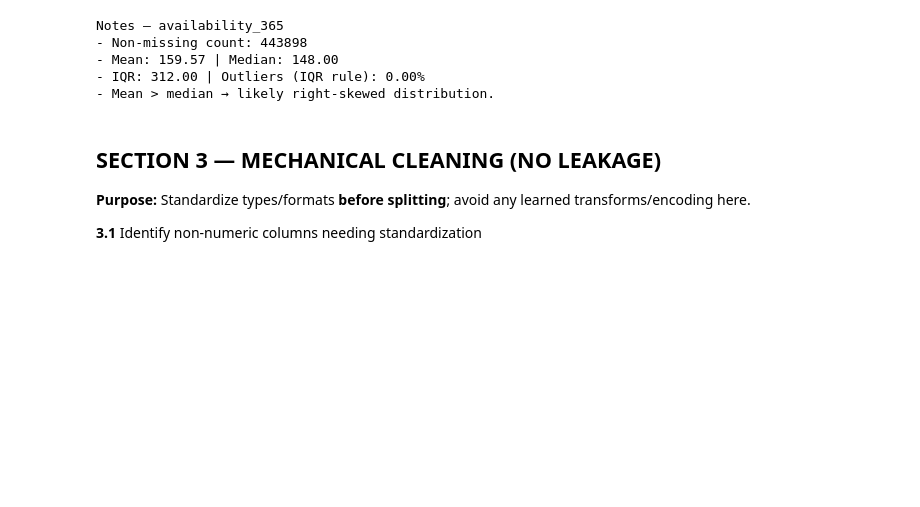
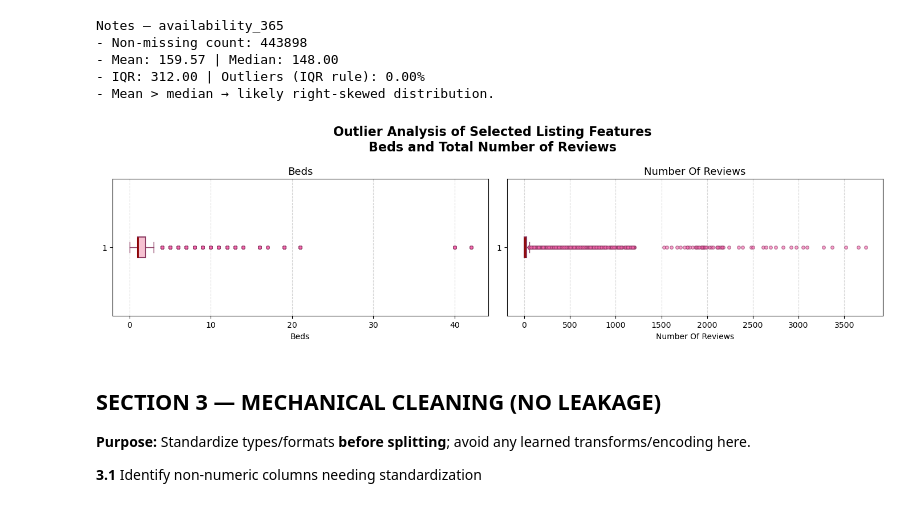
Before and after one commit to aminahrr/AirBnB-ML-project, a Jupyter notebook: notebooks/01_data_preprocessing.ipynb, the cells around one changed output. Drawn from its saved outputs; the diff is of its cells as text; code cells hidden in the pictures; blank space fills up the shorter version.

```diff
--- a/notebooks/01_data_preprocessing.ipynb
+++ b/notebooks/01_data_preprocessing.ipynb
@@ -693,6 +672,52 @@ Notes — availability_365
 - Mean: 159.57 | Median: 148.00
 - IQR: 312.00 | Outliers (IQR rule): 0.00%
 - Mean > median → likely right-skewed distribution.
+# %%
+# TODO AMINA make into a funcion instead of the one above
+features = [
+    'beds',
+    'number_of_reviews'
+]
+
+plt.figure(figsize=(14, 4))
+
+for i, col in enumerate(features, 1):
+    plt.subplot(1, 2, i)
+
+    plt.boxplot(
+        df[col].dropna(),
+        vert=False,
+        patch_artist=True,
+        boxprops=dict(facecolor='#F6C1D1', edgecolor='#8B3A62', linewidth=1.5),
+        medianprops=dict(color='#8B0000', linewidth=2),
+        whiskerprops=dict(color='#8B3A62'),
+        capprops=dict(color='#8B3A62'),
+        flierprops=dict(
+            marker='o',
+            markerfacecolor='#FF69B4',
+            markeredgecolor='#8B3A62',
+            markersize=4,
+            alpha=0.6
+        )
+    )
+
+    plt.title(col.replace('_', ' ').title(), fontsize=13)
+    plt.xlabel(col.replace('_', ' ').title())
+    plt.grid(axis='x', linestyle='--', alpha=0.5)
+
+plt.suptitle(
+    "Outlier Analysis of Selected Listing Features\n"
+    "Beds and Total Number of Reviews",
+    fontsize=16,
+    fontweight='bold'
+)
+
+plt.tight_layout()
+plt.show()
+# Beds reflect listing capacity, while number of reviews indicates popularity.
+#Both features are right skewed and contain many outliers, with most listings having low values and a few extreme cases.
+# %% [output]
+[figure, added]
 # %% [markdown]
 ## SECTION 3 — MECHANICAL CLEANING (NO LEAKAGE)
 **Purpose:** Standardize types/formats **before splitting**; avoid any learned transforms/encoding here.
```
Also changed, not shown: parts of 145 cells of this notebook.
